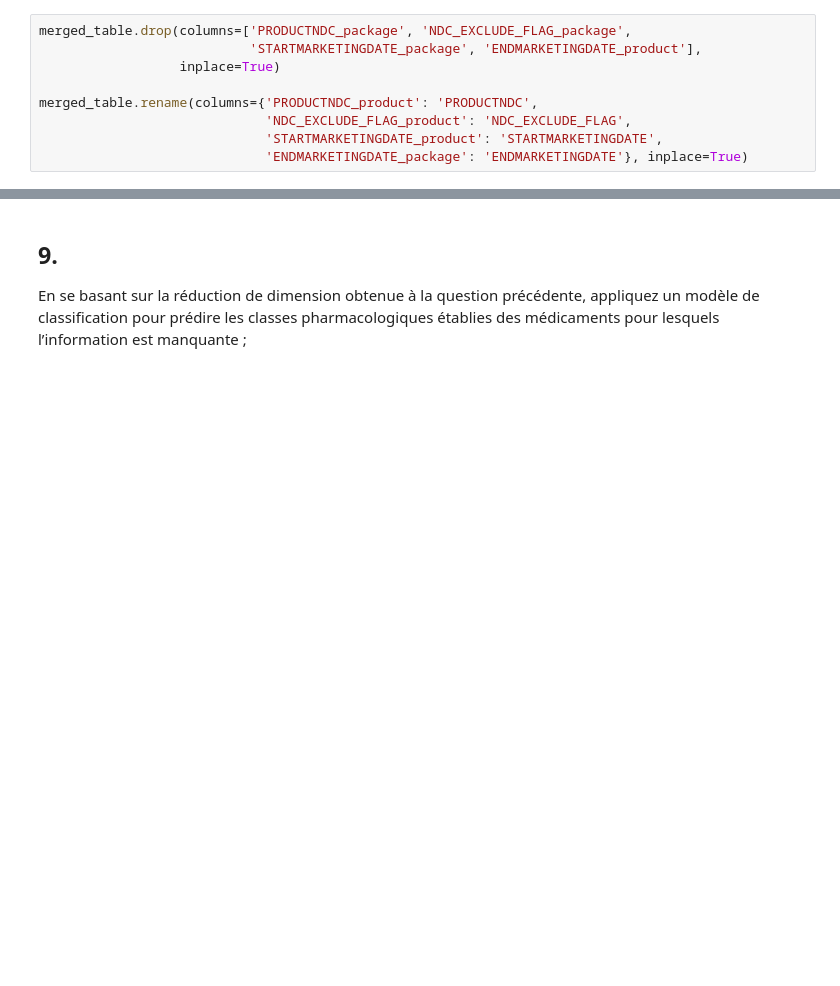
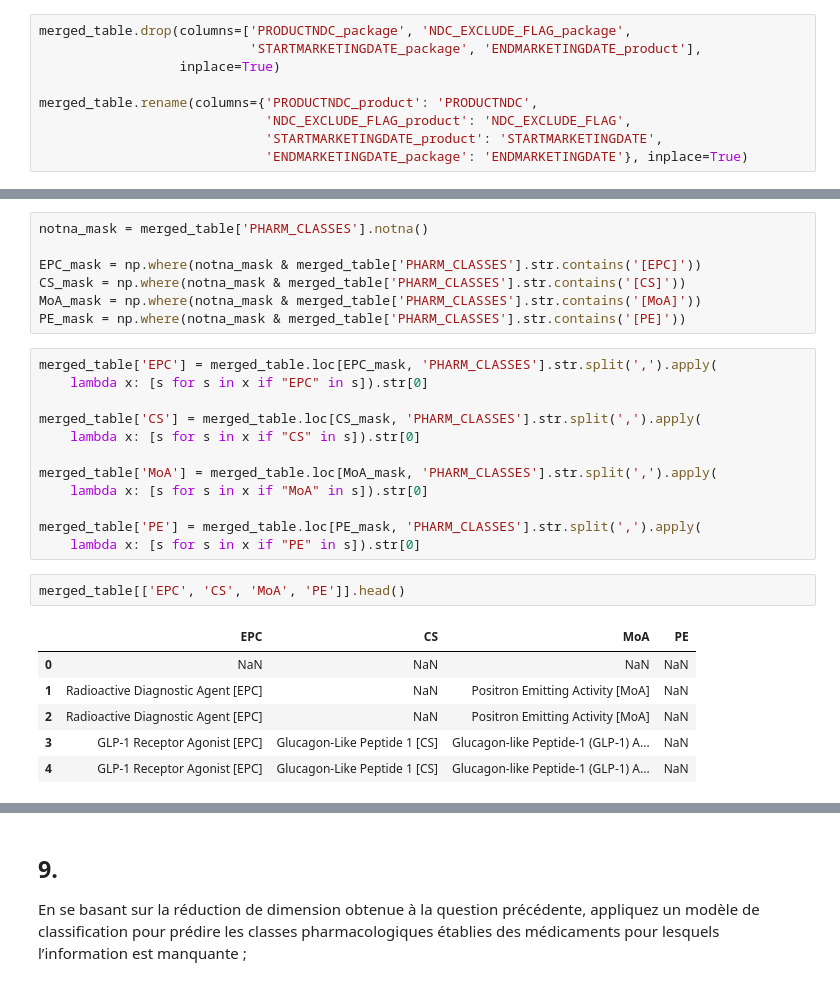
Before and after one commit to ggs22/IFT870-TP2, a Jupyter notebook: tp2.ipynb, the cells around one changed output, grey strips where cells are left out. Drawn from its saved outputs; the diff is of its cells as text; blank space fills up the shorter version.

```diff
--- a/tp2.ipynb
+++ b/tp2.ipynb
@@ -605,3 +607,31 @@ PE etc. ;
+# %%
+notna_mask = merged_table['PHARM_CLASSES'].notna()
+
+EPC_mask = np.where(notna_mask & merged_table['PHARM_CLASSES'].str.contains('[EPC]'))
+CS_mask = np.where(notna_mask & merged_table['PHARM_CLASSES'].str.contains('[CS]'))
+MoA_mask = np.where(notna_mask & merged_table['PHARM_CLASSES'].str.contains('[MoA]'))
+PE_mask = np.where(notna_mask & merged_table['PHARM_CLASSES'].str.contains('[PE]'))
+# %%
+merged_table['EPC'] = merged_table.loc[EPC_mask, 'PHARM_CLASSES'].str.split(',').apply(
+    lambda x: [s for s in x if "EPC" in s]).str[0]
+
+merged_table['CS'] = merged_table.loc[CS_mask, 'PHARM_CLASSES'].str.split(',').apply(
+    lambda x: [s for s in x if "CS" in s]).str[0]
+
+merged_table['MoA'] = merged_table.loc[MoA_mask, 'PHARM_CLASSES'].str.split(',').apply(
+    lambda x: [s for s in x if "MoA" in s]).str[0]
+
+merged_table['PE'] = merged_table.loc[PE_mask, 'PHARM_CLASSES'].str.split(',').apply(
+    lambda x: [s for s in x if "PE" in s]).str[0]
+# %%
+merged_table[['EPC', 'CS', 'MoA', 'PE']].head()
+# %% [output]
+|  | EPC | CS | MoA | PE |
+| 0 | NaN | NaN | NaN | NaN |
+| 1 | Radioactive Diagnostic Agent [EPC] | NaN | Positron Emitting Activity [MoA] | NaN |
+| 2 | Radioactive Diagnostic Agent [EPC] | NaN | Positron Emitting Activity [MoA] | NaN |
+| 3 | GLP-1 Receptor Agonist [EPC] | Glucagon-Like Peptide 1 [CS] | Glucagon-like Peptide-1 (GLP-1) A... | NaN |
+| 4 | GLP-1 Receptor Agonist [EPC] | Glucagon-Like Peptide 1 [CS] | Glucagon-like Peptide-1 (GLP-1) A... | NaN |
 # %% [markdown]
 ## 8.
 
```
Also changed, not shown: parts of 18 cells of this notebook.
